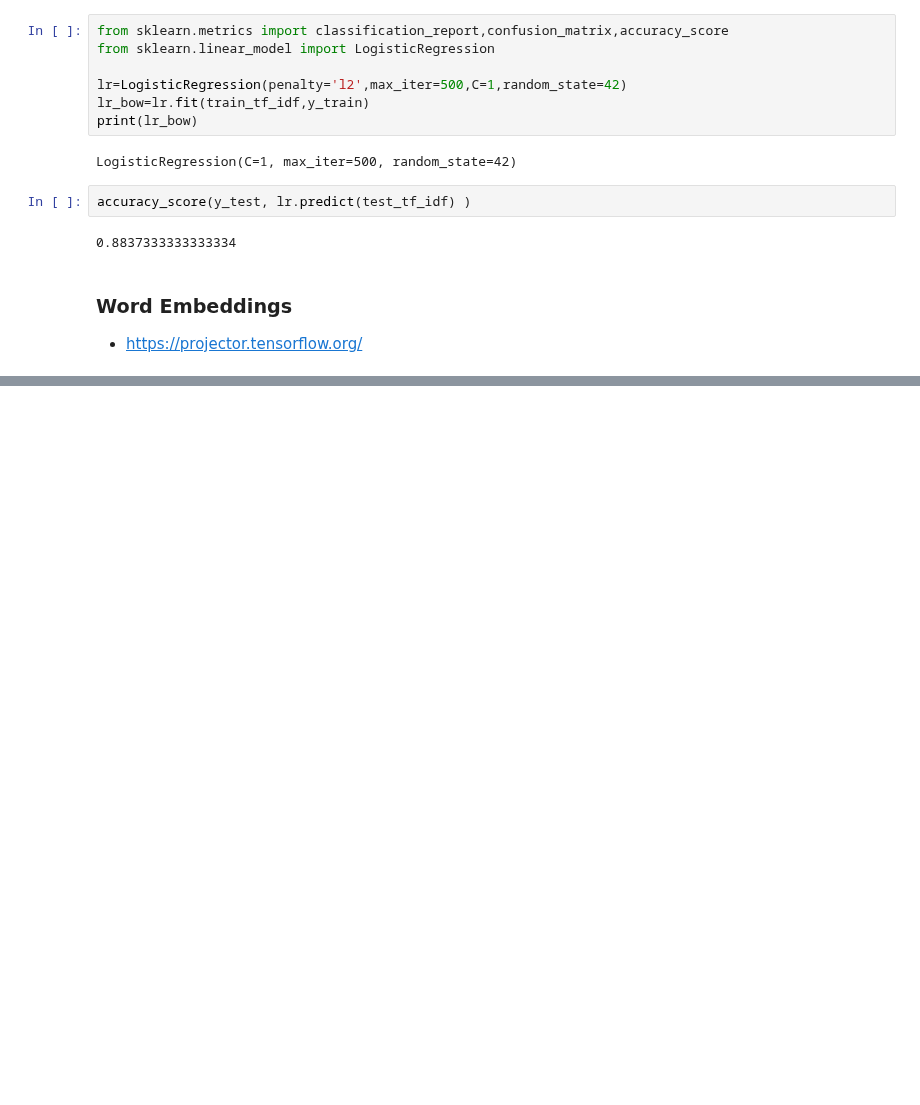
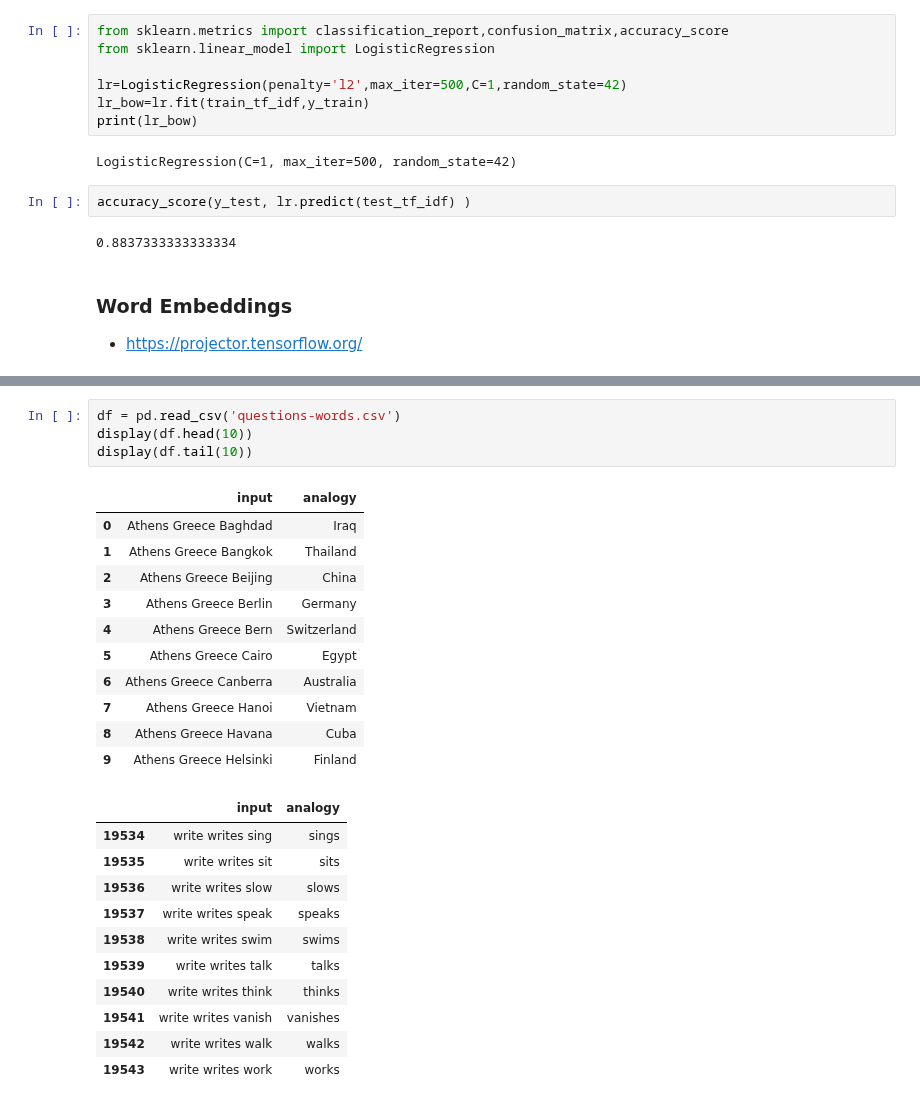
Before and after one commit to CardosoJr/bootcamp, a Jupyter notebook: Labs/Lab_17_Intro_to_NLP.ipynb, the cells around one changed output, grey strips where cells are left out. Drawn from its saved outputs; the diff is of its cells as text; blank space fills up the shorter version.

```diff
--- a/Labs/Lab_17_Intro_to_NLP.ipynb
+++ b/Labs/Lab_17_Intro_to_NLP.ipynb
@@ -508,0 +647,27 @@ accuracy_score(y_test, lr.predict(test_tf_idf) )
+# %%
+df = pd.read_csv('questions-words.csv')
+display(df.head(10))
+display(df.tail(10))
+# %% [output]
+|  | input | analogy |
+| 0 | Athens Greece Baghdad | Iraq |
+| 1 | Athens Greece Bangkok | Thailand |
+| 2 | Athens Greece Beijing | China |
+| 3 | Athens Greece Berlin | Germany |
+| 4 | Athens Greece Bern | Switzerland |
+| 5 | Athens Greece Cairo | Egypt |
+| 6 | Athens Greece Canberra | Australia |
+| 7 | Athens Greece Hanoi | Vietnam |
+| 8 | Athens Greece Havana | Cuba |
+| 9 | Athens Greece Helsinki | Finland |
+|  | input | analogy |
+| 19534 | write writes sing | sings |
+| 19535 | write writes sit | sits |
+| 19536 | write writes slow | slows |
+| 19537 | write writes speak | speaks |
+| 19538 | write writes swim | swims |
+| 19539 | write writes talk | talks |
+| 19540 | write writes think | thinks |
+| 19541 | write writes vanish | vanishes |
+| 19542 | write writes walk | walks |
+| 19543 | write writes work | works |
```
Also changed, not shown: parts of 26 cells of this notebook.
